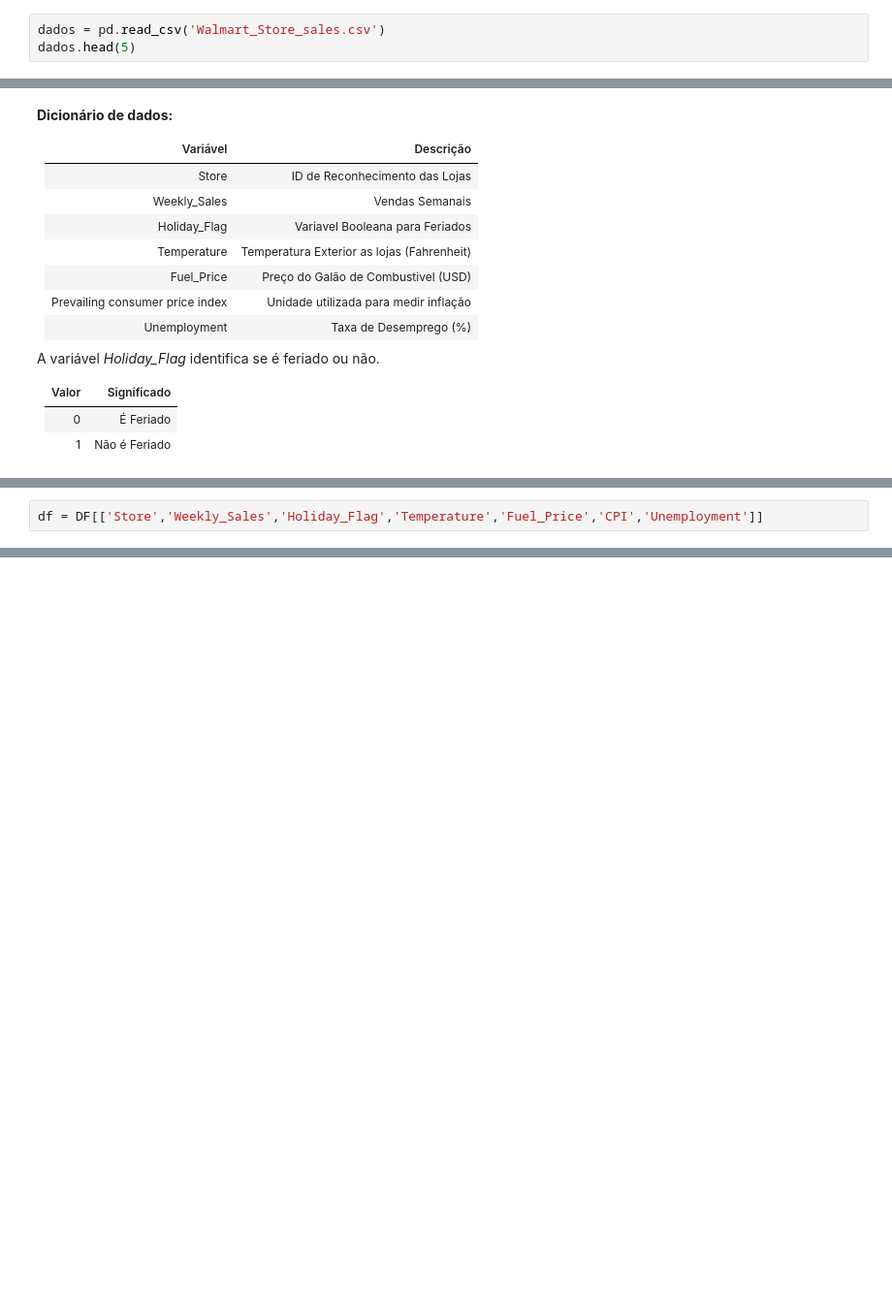
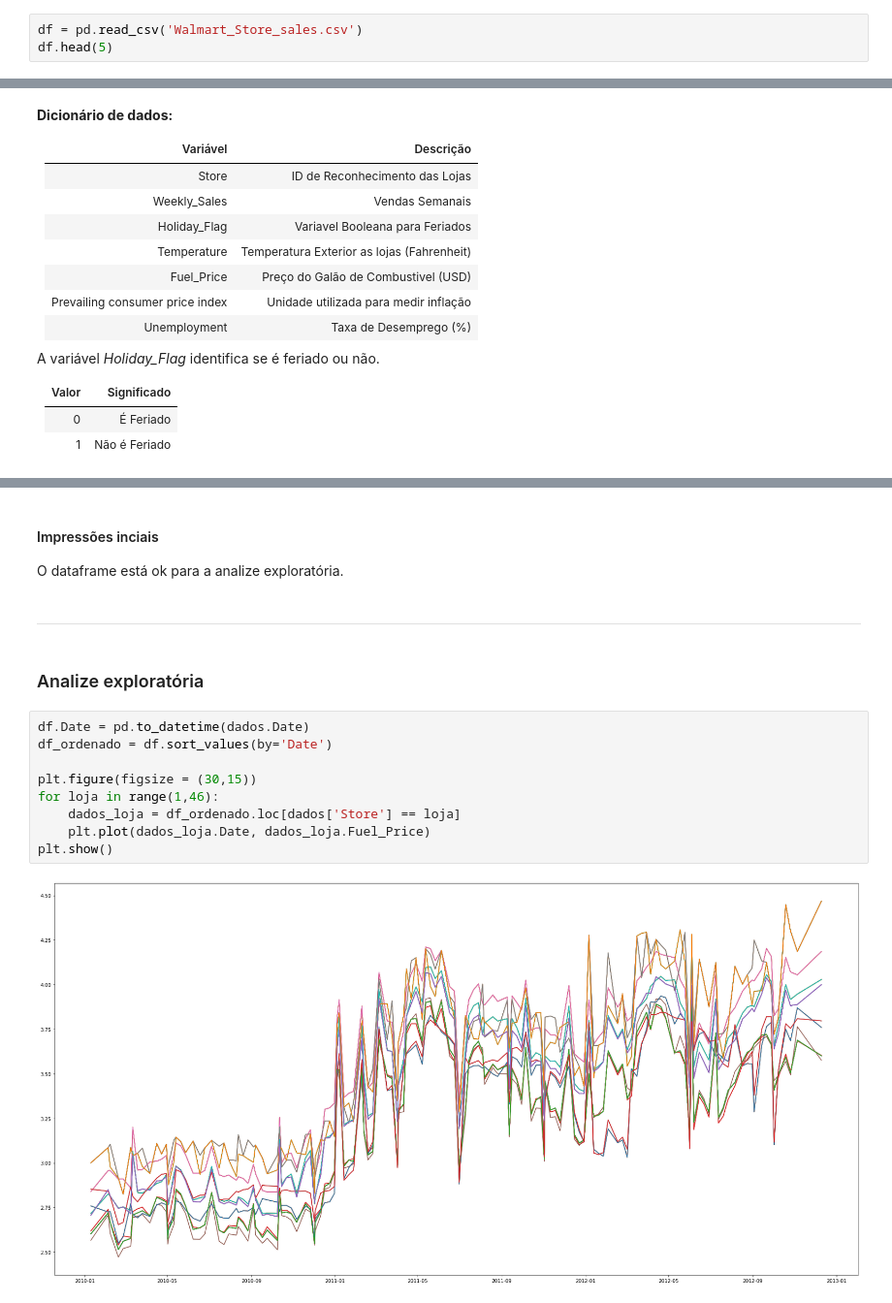
Before and after one commit to Arthur-Barreto/Formnula1_predicting_lap_time, a Jupyter notebook: Projeto2_walmart.ipynb, the cells around one changed output, grey strips where cells are left out. Shown: that part at 97% size. Drawn from its saved outputs; the diff is of its cells as text; blank space fills up the shorter version.

Commit message:
ajustes e inicio da analize exploratória

```diff
--- a/Projeto2_walmart.ipynb
+++ b/Projeto2_walmart.ipynb
@@ -32,8 +32,8 @@ print(os.getcwd())
 Esperamos trabalhar no diretório
 C:\Users\arthu\Desktop\Documentos\Insper\2º_Periodo\Ciencia_dos_dados\Formula1
 # %%
-dados = pd.read_csv('Walmart_Store_sales.csv')
-dados.head(5)
+df = pd.read_csv('Walmart_Store_sales.csv')
+df.head(5)
 # %% [output]
 |  | Store | Date | Weekly_Sales | Holiday_Flag | Temperature | Fuel_Price | CPI | Unemployment |
 | 0 | 1 | 05-02-2010 | 1643690.90 | 0 | 42.31 | 2.572 | 211.096358 | 8.106 |
@@ -87,2 +66,0 @@ Valor | Significado
-# %%
-df = DF[['Store','Weekly_Sales','Holiday_Flag','Temperature','Fuel_Price','CPI','Unemployment']]
@@ -113,0 +95,18 @@ dtype: int64
+# %% [markdown]
+#### Impressões inciais
+O dataframe está ok para a analize exploratória.
+# %% [markdown]
+___
+# %% [markdown]
+### Analize exploratória
+# %%
+df.Date = pd.to_datetime(dados.Date)
+df_ordenado = df.sort_values(by='Date')
+
+plt.figure(figsize = (30,15))
+for loja in range(1,46):
+    dados_loja = df_ordenado.loc[dados['Store'] == loja]
+    plt.plot(dados_loja.Date, dados_loja.Fuel_Price)
+plt.show()
+# %% [output]
+[figure, added]
```
Also changed, not shown: parts of 11 cells of this notebook.
